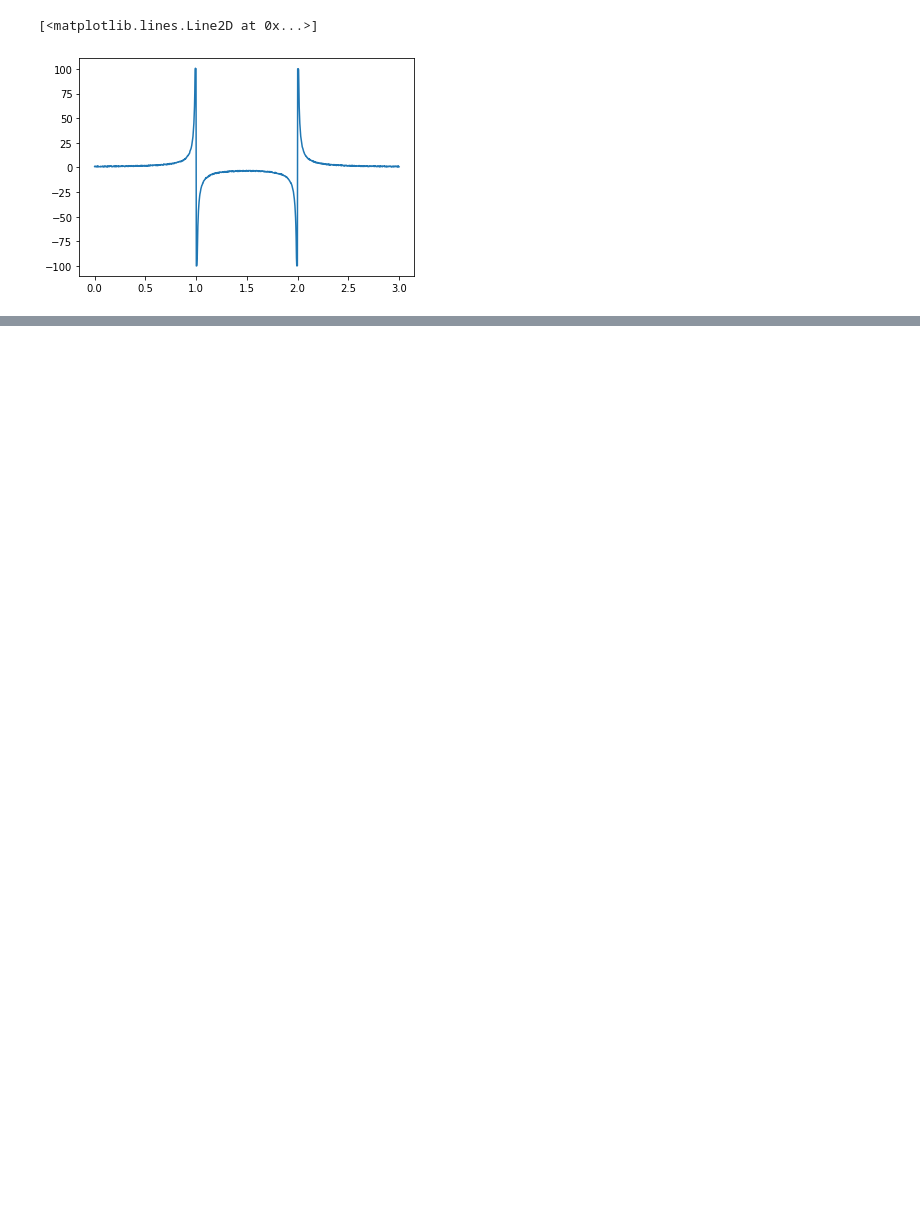
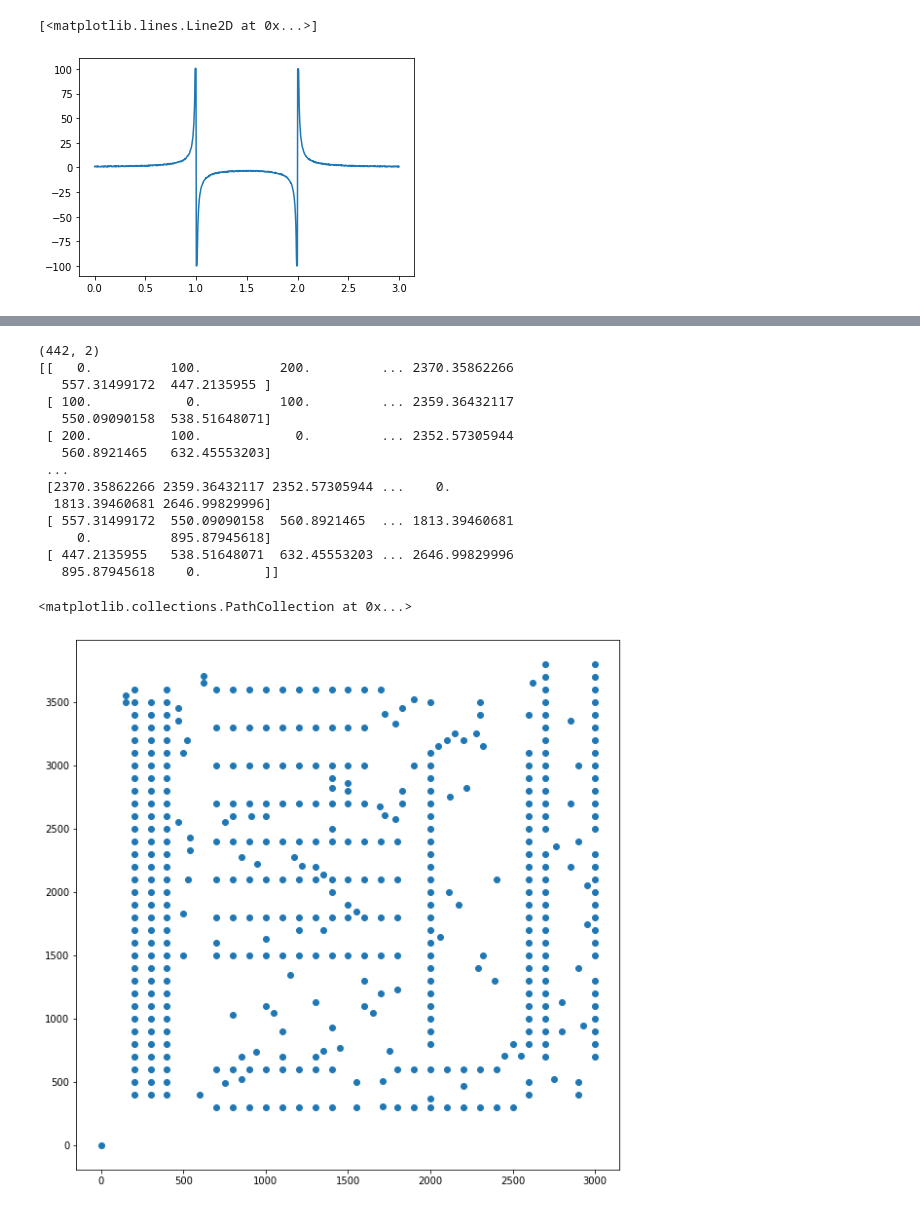
Before and after one commit to morkovka1337/algorithms_itmo, a Jupyter notebook: task4.ipynb, the cells around one changed output, grey strips where cells are left out. Drawn from its saved outputs; the diff is of its cells as text; code cells hidden in the pictures; blank space fills up the shorter version.

```diff
--- a/task4.ipynb
+++ b/task4.ipynb
@@ -67,2 +73,34 @@ Differential evolution: solution [-1.00255423  1.00302914 -2.00086813  1.0008842
 <matplotlib.legend.Legend at 0x...>
 [figure]
+# %%
+cities_filename = 'pcb442.tsp'
+cities_link = 'http://elib.zib.de/pub/mp-testdata/tsp/tsplib/tsp/pcb442.tsp'
+
+if not os.path.exists(cities_filename):
+    urllib.request.urlretrieve(cities_link, cities_filename)
+
+with open(cities_filename) as input_file:
+    data = input_file.readlines()[6:-1]
+data = [line.strip() for line in data]
+data = [[line.split(' ')[1].strip(), line.split(' ')[2].strip()] for line in data]
+data = np.array(data, dtype=float)
+print(data.shape)
+dist_matrix = spatial.distance.squareform(spatial.distance.pdist(data))
+print(dist_matrix)
+# %% [output]
+(442, 2)
+[[   0.          100.          200.         ... 2370.35862266
+   557.31499172  447.2135955 ]
+ [ 100.            0.          100.         ... 2359.36432117
+   550.09090158  538.51648071]
+ [ 200.          100.            0.         ... 2352.57305944
+   560.8921465   632.45553203]
+ ...
+ [2370.35862266 2359.36432117 2352.57305944 ...    0.
+  1813.39460681 2646.99829996]
+ [ 557.31499172  550.09090158  560.8921465  ... 1813.39460681
+     0.          895.87945618]
+ [ 447.2135955   538.51648071  632.45553203 ... 2646.99829996
+   895.87945618    0.        ]]
+<matplotlib.collections.PathCollection at 0x...>
+[figure, added]
```
Also changed, not shown: parts of 5 cells of this notebook, 1 other file.
